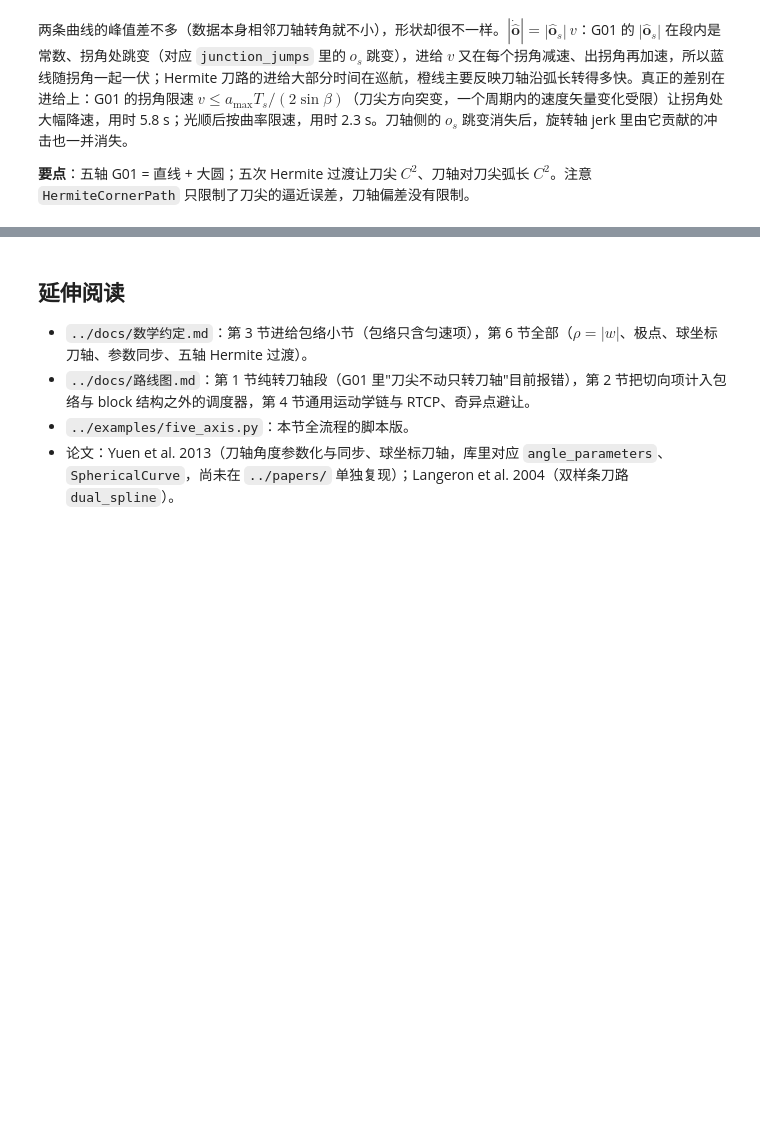
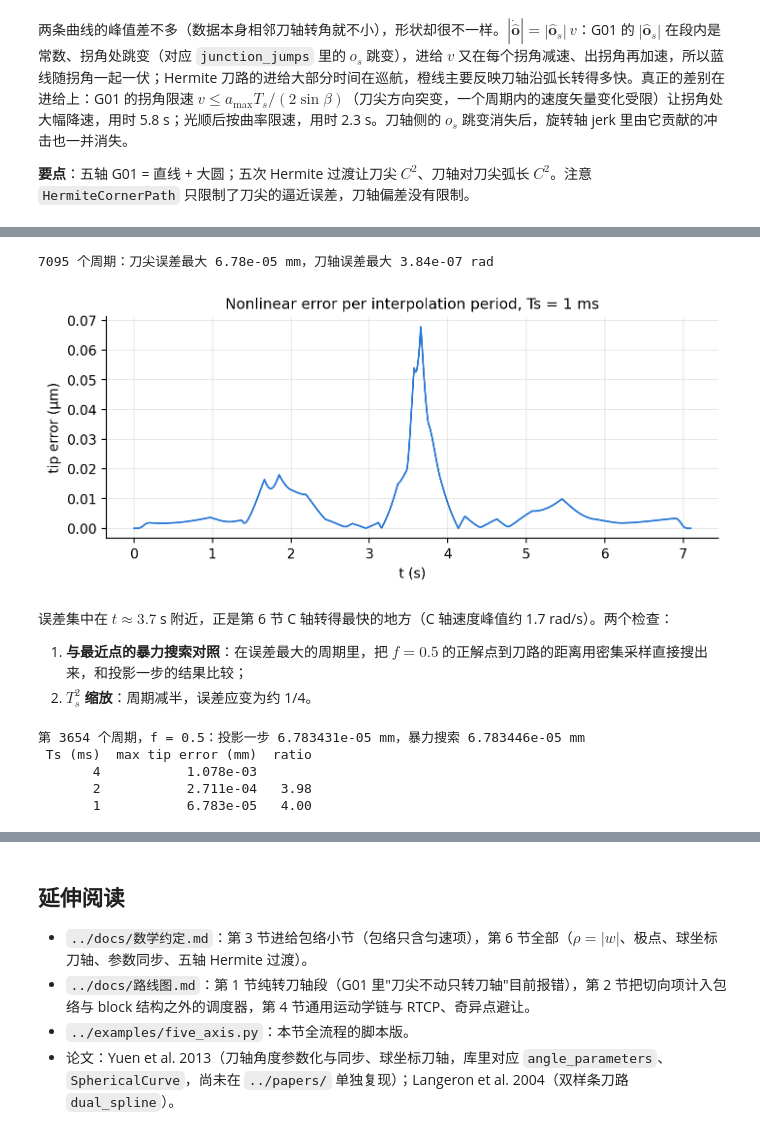
Before and after one commit to Theigrams/cnc5x, a Jupyter notebook: notebooks/06_五轴与机床轴.ipynb, the cells around one changed output, grey strips where cells are left out. Drawn from its saved outputs; the diff is of its cells as text; code cells hidden in the pictures; blank space fills up the shorter version.

```diff
--- a/notebooks/06_五轴与机床轴.ipynb
+++ b/notebooks/06_五轴与机床轴.ipynb
@@ -572,0 +626,41 @@ plt.show()
+# %%
+tip_err, axis_err = metrics.nonlinear_error(machine, path, commands.feed[0], commands.q[0])
+print(f"{len(tip_err)} 个周期：刀尖误差最大 {tip_err.max():.2e} mm，刀轴误差最大 {axis_err.max():.2e} rad")
+fig, ax = plt.subplots(figsize=(7, 3))
+ax.plot(commands.t[:-1], tip_err * 1e3, color=plotting.COLORS[0])
+ax.set(xlabel="t (s)", ylabel="tip error (µm)", title="Nonlinear error per interpolation period, Ts = 1 ms")
+plt.show()
+# %% [output]
+7095 个周期：刀尖误差最大 6.78e-05 mm，刀轴误差最大 3.84e-07 rad
+[figure, added]
+# %% [markdown]
+误差集中在 $t\approx3.7$ s 附近，正是第 6 节 C 轴转得最快的地方（C 轴速度峰值约 1.7 rad/s）。两个检查：
+
+1. **与最近点的暴力搜索对照**：在误差最大的周期里，把 $f=0.5$ 的正解点到刀路的距离用密集采样直接搜出来，和投影一步的结果比较；
+2. **$T_s^2$ 缩放**：周期减半，误差应变为约 1/4。
+# %%
+k = int(np.argmax(tip_err))
+s_k, q_k = commands.feed[0, k : k + 2], commands.q[0, k : k + 2]
+p_half, _ = machine.forward((q_k[0] + q_k[1]) / 2)
+s_dense = np.linspace(s_k[0] - 0.05, s_k[1] + 0.05, 200001)  # 覆盖这个周期前后，步长约 1e-6 mm
+brute = np.linalg.norm(path.derivatives(s_dense)[0, :, :3] - p_half, axis=-1).min()
+projected = metrics.nonlinear_error(machine, path, s_k, q_k, fractions=[0.5])[0][0]
+print(f"第 {k} 个周期，f = 0.5：投影一步 {projected:.6e} mm，暴力搜索 {brute:.6e} mm")
+assert abs(projected - brute) < 1e-3 * brute
+
+print(f"{'Ts (ms)':>8s} {'max tip error (mm)':>19s} {'ratio':>6s}")
+previous = None
+for ts in (0.004, 0.002, 0.001):
+    cmd_ts = cx.interpolate(path, profile, ts, machine=machine)
+    err_ts = metrics.nonlinear_error(machine, path, cmd_ts.feed[0], cmd_ts.q[0])[0].max()
+    ratio = "" if previous is None else f"{previous / err_ts:6.2f}"
+    print(f"{ts * 1e3:8.0f} {err_ts:19.3e} {ratio:>6s}")
+    if previous is not None:
+        assert 3.8 < previous / err_ts < 4.2
+    previous = err_ts
+# %% [output]
+第 3654 个周期，f = 0.5：投影一步 6.783431e-05 mm，暴力搜索 6.783446e-05 mm
+ Ts (ms)  max tip error (mm)  ratio
+       4           1.078e-03
+       2           2.711e-04   3.98
+       1           6.783e-05   4.00
```
Also changed, not shown: parts of 9 cells of this notebook, 14 other files.
